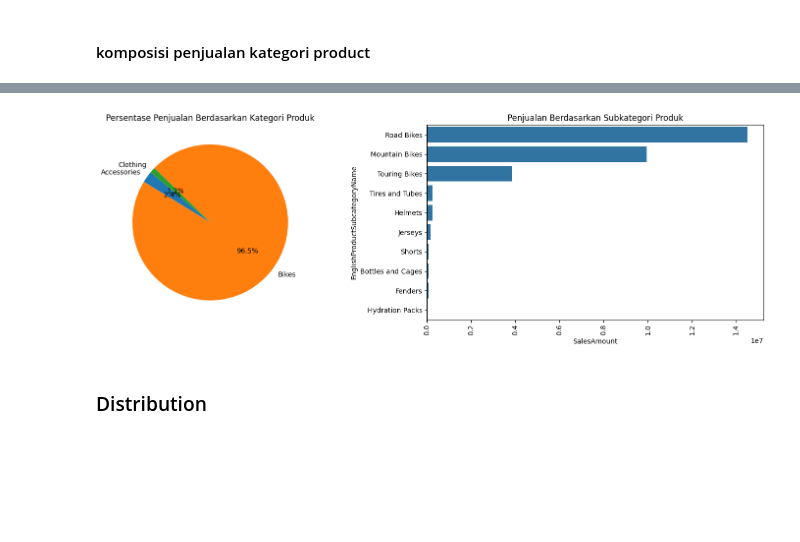
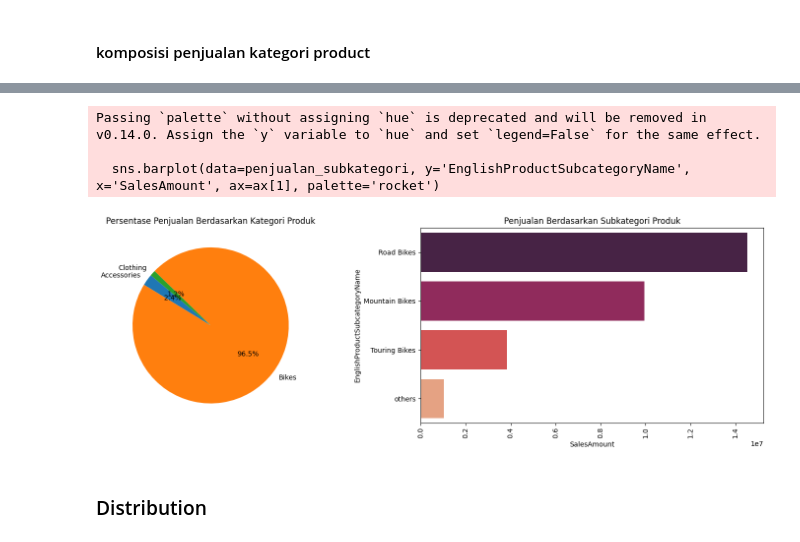
Before and after one commit to Rizukaf-id/UAS-VISUALISASI-DATA, a Jupyter notebook: notebook.ipynb, the cells around one changed output, grey strips where cells are left out. Drawn from its saved outputs; the diff is of its cells as text; code cells hidden in the pictures; blank space fills up the shorter version.

```diff
--- a/notebook.ipynb
+++ b/notebook.ipynb
@@ -259,4 +266,7 @@ penjualan_kategori = penjualan_subkategori.merge(dimention_product_category_df,
 # %%
 penjualan_kategori = penjualan_kategori.groupby('EnglishProductCategoryName').agg({'SalesAmount': 'sum'}).reset_index()
 penjualan_subkategori = penjualan_subkategori.groupby('EnglishProductSubcategoryName').agg({'SalesAmount': 'sum'}).reset_index()
-penjualan_subkategori = penjualan_subkategori.sort_values('SalesAmount', ascending=False).head(10)
+penjualan_subkategori['EnglishProductSubcategoryName'] = np.where(penjualan_subkategori['SalesAmount'] < 300000, 'others', penjualan_subkategori['EnglishProductSubcategoryName'])
+penjualan_subkategori = penjualan_subkategori.groupby('EnglishProductSubcategoryName').agg({'SalesAmount': 'sum'}).reset_index()
+penjualan_subkategori = penjualan_subkategori.sort_values('SalesAmount', ascending=False)
+penjualan_subkategori
@@ -263,19 +279,22 @@ penjualan_subkategori = penjualan_subkategori.sort_values('SalesAmount', ascendi
 # %%
 fig, ax = plt.subplots(1, 2, figsize=(15, 5))
 
 # Plot untuk kategori
 ax[0].pie(penjualan_kategori['SalesAmount'], labels=penjualan_kategori['EnglishProductCategoryName'], autopct='%1.1f%%', startangle=140)
 ax[0].set_title('Persentase Penjualan Berdasarkan Kategori Produk')
 
 # Plot untuk subkategori
-sns.barplot(data=penjualan_subkategori, y='EnglishProductSubcategoryName', x='SalesAmount', ax=ax[1])
+sns.barplot(data=penjualan_subkategori, y='EnglishProductSubcategoryName', x='SalesAmount', ax=ax[1], palette='rocket')
 ax[1].set_title('Penjualan Berdasarkan Subkategori Produk')
 ax[1].tick_params(axis='x', rotation=90)  # Rotate x-axis labels for readability
 
 plt.tight_layout()
 plt.show()
 # %% [output]
+Passing `palette` without assigning `hue` is deprecated and will be removed in v0.14.0. Assign the `y` variable to `hue` and set `legend=False` for the same effect.
+
+  sns.barplot(data=penjualan_subkategori, y='EnglishProductSubcategoryName', x='SalesAmount', ax=ax[1], palette='rocket')
-[figure, old version]
+[figure, new version]
 # %% [markdown]
 ### Distribution
 # %%
```
Also changed, not shown: parts of 4 cells of this notebook, 2 other files.
